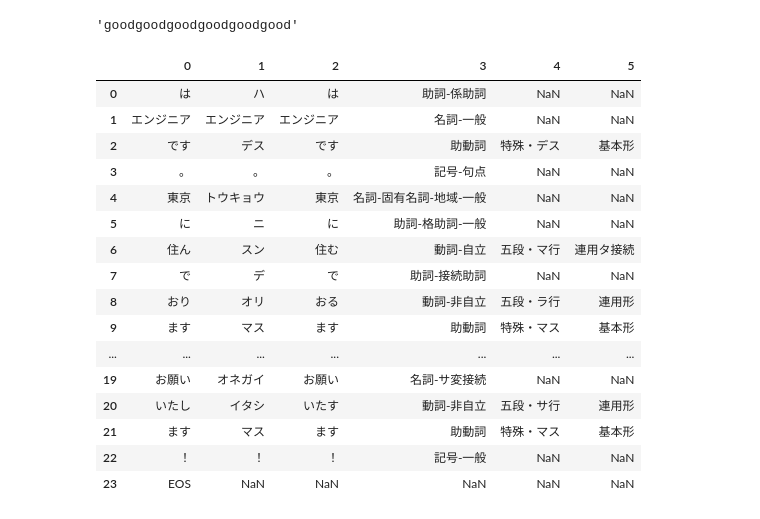
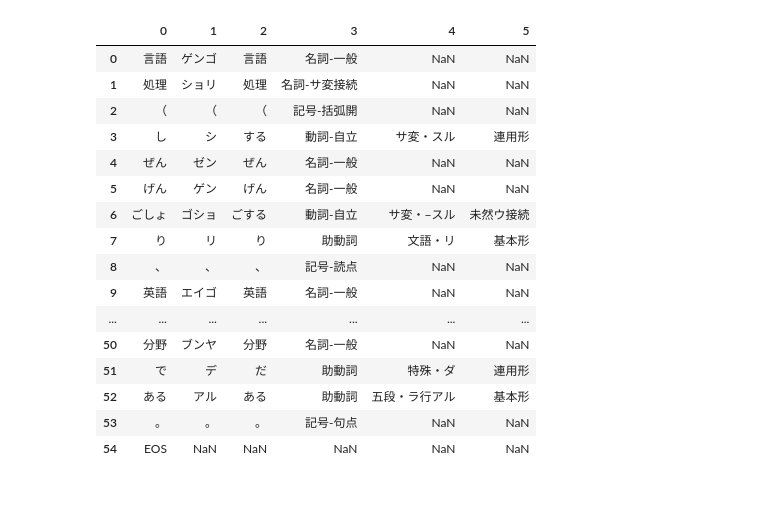
Before and after one commit to raylauxes/Japanese-Vocabulary-Generator, a Jupyter notebook: jp_vocab_generator.ipynb, the cells around one changed output. Drawn from its saved outputs; the diff is of its cells as text; code cells hidden in the pictures.

```diff
--- a/jp_vocab_generator.ipynb
+++ b/jp_vocab_generator.ipynb
@@ -1,21 +1,3 @@
-# %%
-#TEST
-#Call another function within a class
-
-class TestClass:
-
-    def print_x3(self, string):
-        return string*3
-
-    def print_x6(self, string):
-        return self.print_x3(string) * 2
-
-test_ins = TestClass()
-type(test_ins)
-
-test_ins.print_x6("good")
-# %% [output]
-'goodgoodgoodgoodgoodgood'
 # %%
 import MeCab
 import pandas as pd
@@ -119,26 +112,27 @@ class MecabParser:
 # %%
-file_path = "./data/test_str.txt"
+# file_path = "./data/engi_str.txt"
+file_path = "./data/nlp_str.txt"
 parser = MecabParser(file_path)
 
 parser.initial_parser()
 # %% [output]
 |  | 0 | 1 | 2 | 3 | 4 | 5 |
-| 0 | は | ハ | は | 助詞-係助詞 | NaN | NaN |
-| 1 | エンジニア | エンジニア | エンジニア | 名詞-一般 | NaN | NaN |
-| 2 | です | デス | です | 助動詞 | 特殊・デス | 基本形 |
-| 3 | 。 | 。 | 。 | 記号-句点 | NaN | NaN |
-| 4 | 東京 | トウキョウ | 東京 | 名詞-固有名詞-地域-一般 | NaN | NaN |
-| 5 | に | ニ | に | 助詞-格助詞-一般 | NaN | NaN |
-| 6 | 住ん | スン | 住む | 動詞-自立 | 五段・マ行 | 連用タ接続 |
-| 7 | で | デ | で | 助詞-接続助詞 | NaN | NaN |
-| 8 | おり | オリ | おる | 動詞-非自立 | 五段・ラ行 | 連用形 |
-| 9 | ます | マス | ます | 助動詞 | 特殊・マス | 基本形 |
+| 0 | 言語 | ゲンゴ | 言語 | 名詞-一般 | NaN | NaN |
+| 1 | 処理 | ショリ | 処理 | 名詞-サ変接続 | NaN | NaN |
+| 2 | （ | （ | （ | 記号-括弧開 | NaN | NaN |
+| 3 | し | シ | する | 動詞-自立 | サ変・スル | 連用形 |
+| 4 | ぜん | ゼン | ぜん | 名詞-一般 | NaN | NaN |
+| 5 | げん | ゲン | げん | 名詞-一般 | NaN | NaN |
+| 6 | ごしょ | ゴショ | ごする | 動詞-自立 | サ変・−スル | 未然ウ接続 |
+| 7 | り | リ | り | 助動詞 | 文語・リ | 基本形 |
+| 8 | 、 | 、 | 、 | 記号-読点 | NaN | NaN |
+| 9 | 英語 | エイゴ | 英語 | 名詞-一般 | NaN | NaN |
 | ... | ... | ... | ... | ... | ... | ... |
-| 19 | お願い | オネガイ | お願い | 名詞-サ変接続 | NaN | NaN |
-| 20 | いたし | イタシ | いたす | 動詞-非自立 | 五段・サ行 | 連用形 |
-| 21 | ます | マス | ます | 助動詞 | 特殊・マス | 基本形 |
-| 22 | ！ | ！ | ！ | 記号-一般 | NaN | NaN |
-| 23 | EOS | NaN | NaN | NaN | NaN | NaN |
+| 50 | 分野 | ブンヤ | 分野 | 名詞-一般 | NaN | NaN |
+| 51 | で | デ | だ | 助動詞 | 特殊・ダ | 連用形 |
+| 52 | ある | アル | ある | 助動詞 | 五段・ラ行アル | 基本形 |
+| 53 | 。 | 。 | 。 | 記号-句点 | NaN | NaN |
+| 54 | EOS | NaN | NaN | NaN | NaN | NaN |
 # %%
 parser.clean_parser()
 # %% [output]
```
Also changed, not shown: parts of 18 cells of this notebook.
